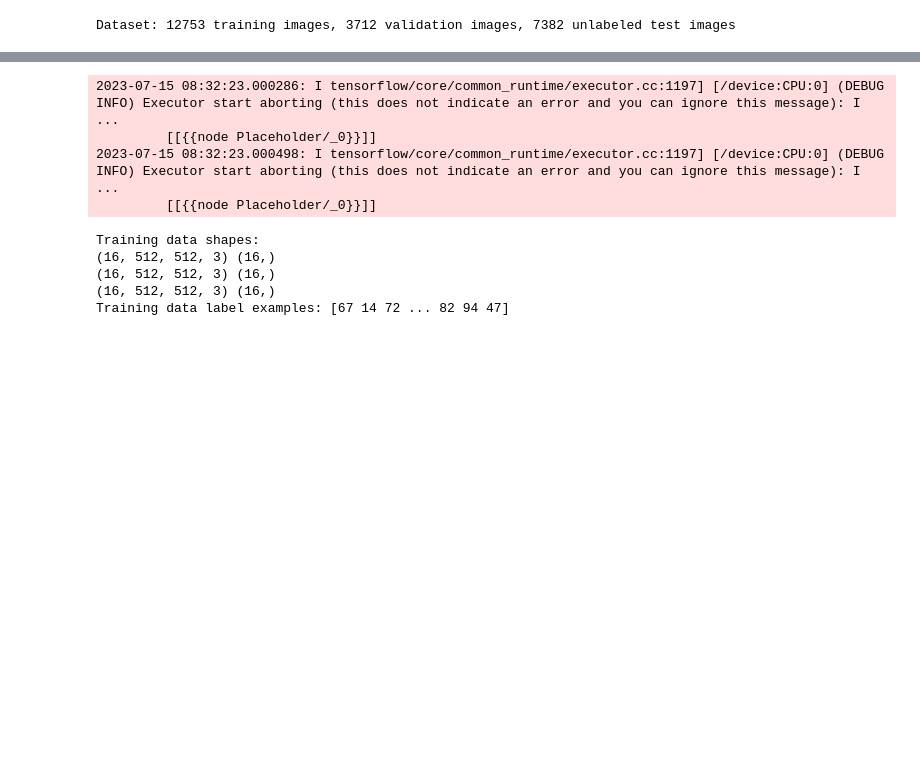
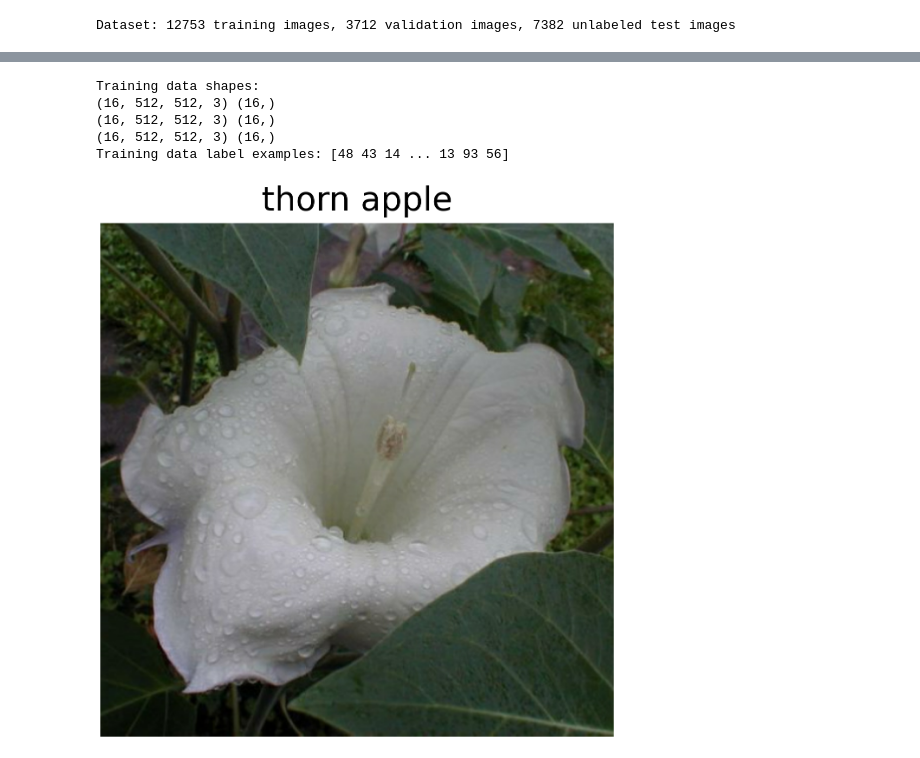
Before and after one commit to mjribeiro/petals-to-the-metal, a Jupyter notebook: petals-to-the-metal.ipynb, the cells around one changed output, grey strips where cells are left out. Cells and saved outputs as stored; diff of their text form; code cells hidden in the pictures; blank space fills up the shorter version.

Commit message:
Finish copying the getting started example

```diff
--- a/petals-to-the-metal.ipynb
+++ b/petals-to-the-metal.ipynb
@@ -18,0 +12,18 @@ Tensorflow version 2.12.0
+# %%
+
+
+# Detect TPU, return appropriate distribution strategy
+try:
+    tpu = tf.distribute.cluster_resolver.TPUClusterResolver()
+    print('Running on TPU ', tpu.master())
+except ValueError:
+    tpu = None
+
+if tpu:
+    tf.config.experimental_connect_to_cluster(tpu)
+    tf.tpu.experimental.initialize_tpu_system(tpu)
+    strategy = tf.distribute.experimental.TPUStrategy(tpu)
+else:
+    strategy = tf.distribute.get_strategy()
+
+print("REPLICAS: ", strategy.num_replicas_in_sync)
@@ -80,7 +93,7 @@ def load_dataset(filenames, labeled=True, ordered=False):
     # returns a dataset of (image, label) pairs if labeled=True or (image, id) pairs if labeled=False
     return dataset
 # %%
-BATCH_SIZE = 16
+BATCH_SIZE = 16 * strategy.num_replicas_in_sync
 
 def data_augment(image, label):
     # Thanks to the dataset.prefetch(AUTO)
@@ -155,12 +158,10 @@ for image, label in ds_train.take(3):
     print(image.numpy().shape, label.numpy().shape)
 print("Training data label examples:", label.numpy())
 # %% [output]
-2023-07-15 08:32:23.000286: I tensorflow/core/common_runtime/executor.cc:1197] [/device:CPU:0] (DEBUG INFO) Executor start aborting (this does not indicate an error and you can ignore this message): I ...
-         [[{{node Placeholder/_0}}]]
-2023-07-15 08:32:23.000498: I tensorflow/core/common_runtime/executor.cc:1197] [/device:CPU:0] (DEBUG INFO) Executor start aborting (this does not indicate an error and you can ignore this message): I ...
-         [[{{node Placeholder/_0}}]]
+Training data shapes:
+(16, 512, 512, 3) (16,)
+(16, 512, 512, 3) (16,)
+(16, 512, 512, 3) (16,)
+Training data label examples: [48 43 14 ... 13 93 56]
-Training data shapes:
-(16, 512, 512, 3) (16,)
-(16, 512, 512, 3) (16,)
-(16, 512, 512, 3) (16,)
-Training data label examples: [67 14 72 ... 82 94 47]
+# %%
+ds_iter = iter(ds_train.unbatch().batch(1))
@@ -166,0 +254,5 @@ Training data label examples: [67 14 72 ... 82 94 47]
+# %%
+one_batch = next(ds_iter)
+display_batch_of_images(one_batch)
+# %% [output]
+[figure, added]
```
Also changed, not shown: parts of 4 cells of this notebook.
